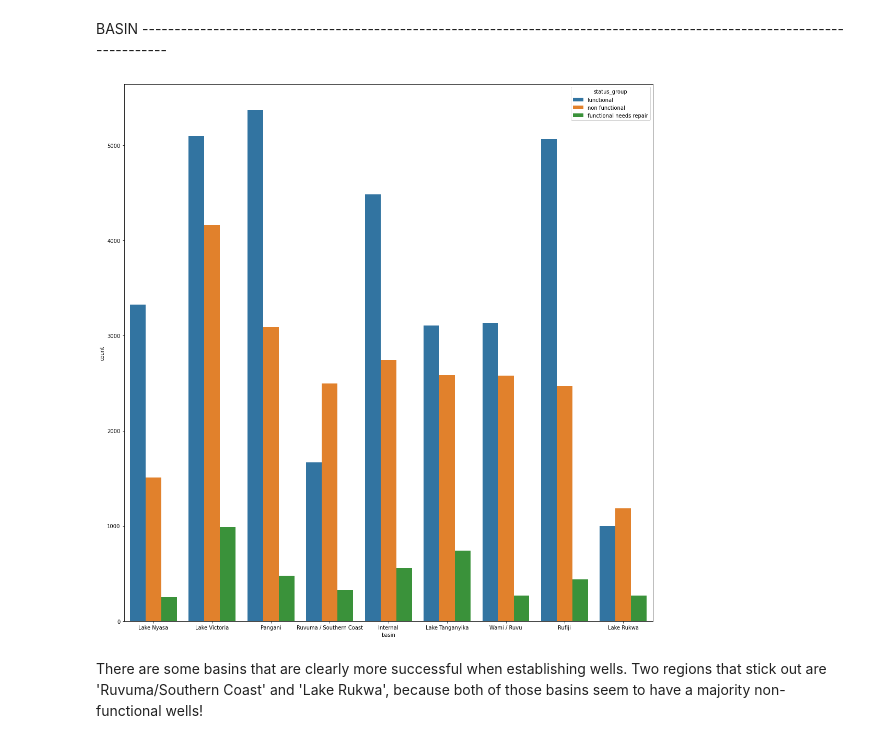
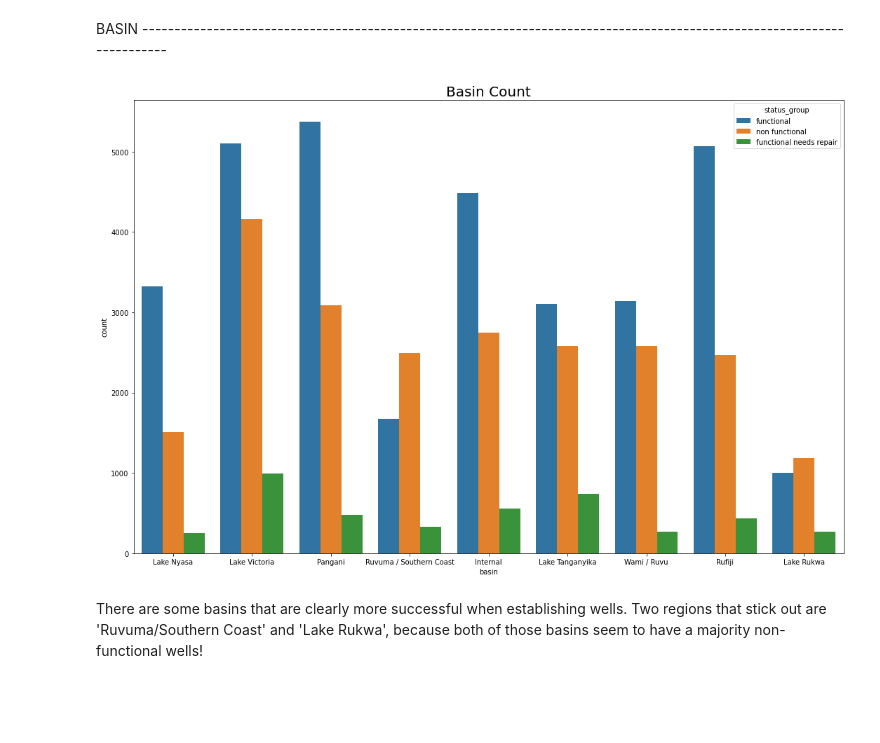
Before and after one commit to CamLadd/Tanzanian_WaterWell_Project, a Jupyter notebook: Tanzanian_Water_Well_Project.ipynb, the cells around one changed output. Saved outputs shown, nothing was run; the diff lists cells and outputs as text; code cells hidden in the pictures; blank space fills up the shorter version.

```diff
--- a/Tanzanian_Water_Well_Project.ipynb
+++ b/Tanzanian_Water_Well_Project.ipynb
@@ -107,11 +113,13 @@ Region can be a good indicator of well status, because how many functional vs no
 # %% [markdown]
 BASIN ------------------------------------------------------------------------------------------------------------------------
 # %%
-fig, ax = plt.subplots(figsize=(15,15))
+fig, ax = plt.subplots(figsize=(15,10))
 sns.countplot(x='basin', hue='status_group', data=df)
+plt.title('Basin Count', fontsize = 20)
 plt.tight_layout()
+fig.savefig('./images/basin.png')
 # %% [output]
-[figure, old version]
+[figure, new version]
 # %% [markdown]
 There are some basins that are clearly more successful when establishing wells. Two regions that stick out are 'Ruvuma/Southern Coast' and 'Lake Rukwa', because both of those basins seem to have a majority non-functional wells!
 # %% [markdown]
```
Also changed, not shown: parts of 27 cells of this notebook, 28 other files.
